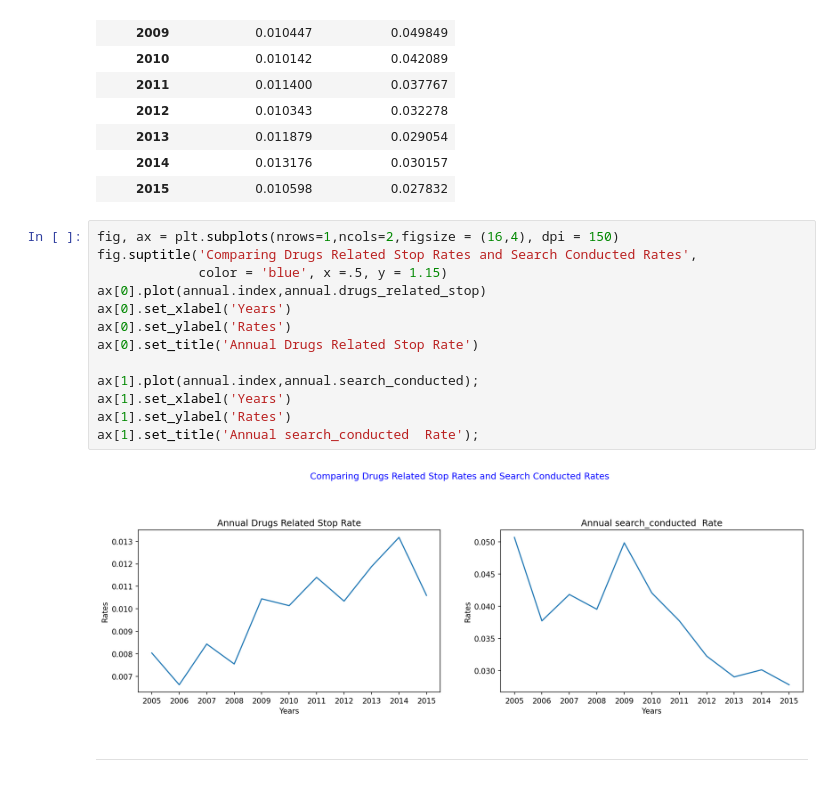
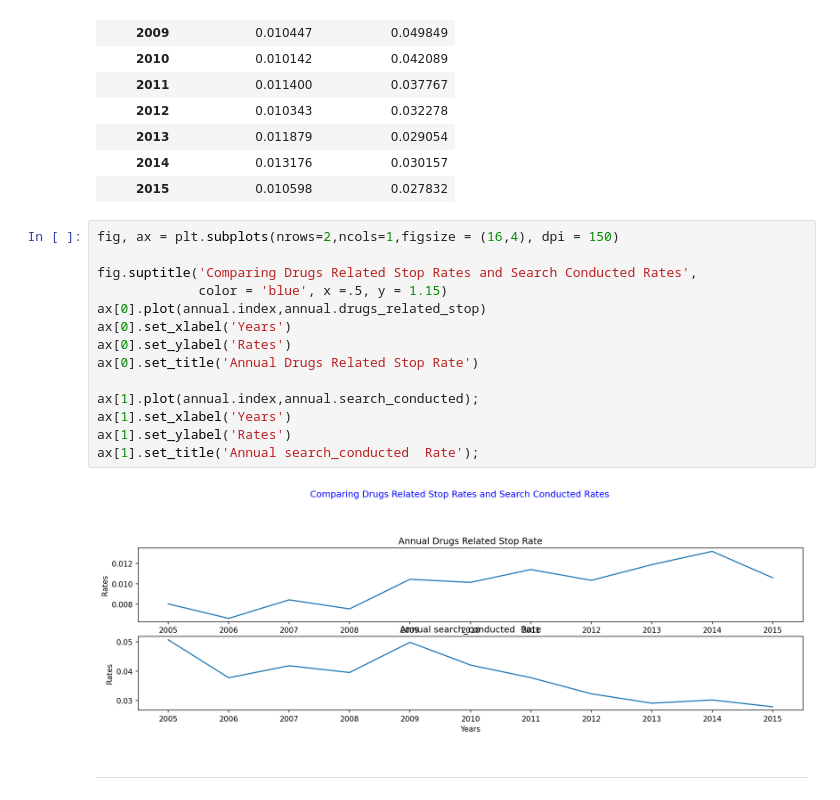
Before and after one commit to Tommyhappy01/2-DATA_SCIENCE, a Jupyter notebook: clarusway gihub/1- Projects/Medium Projects/01-C8_DS_DAPy_M1-(Traffic_Police_Stops)/03-visual-exploratory-data-analysis tommy.ipynb, the cells around one changed output. Drawn from its saved outputs; the diff is of its cells as text.

```diff
--- a/clarusway gihub/1- Projects/Medium Projects/01-C8_DS_DAPy_M1-(Traffic_Police_Stops)/03-visual-exploratory-data-analysis tommy.ipynb
+++ b/clarusway gihub/1- Projects/Medium Projects/01-C8_DS_DAPy_M1-(Traffic_Police_Stops)/03-visual-exploratory-data-analysis tommy.ipynb
@@ -221,20 +225,21 @@ annual
 | 2014 | 0.013176 | 0.030157 |
 | 2015 | 0.010598 | 0.027832 |
 # %%
-fig, ax = plt.subplots(nrows=1,ncols=2,figsize = (16,4), dpi = 150)
+fig, ax = plt.subplots(nrows=2,ncols=1,figsize = (16,4), dpi = 150)
+
 fig.suptitle('Comparing Drugs Related Stop Rates and Search Conducted Rates',
              color = 'blue', x =.5, y = 1.15)
 ax[0].plot(annual.index,annual.drugs_related_stop)
 ax[0].set_xlabel('Years')
 ax[0].set_ylabel('Rates')
 ax[0].set_title('Annual Drugs Related Stop Rate')
 
 ax[1].plot(annual.index,annual.search_conducted);
 ax[1].set_xlabel('Years')
 ax[1].set_ylabel('Rates')
 ax[1].set_title('Annual search_conducted  Rate');
 # %% [output]
-[figure, old version]
+[figure, new version]
 # %% [markdown]
 ***
 # %% [markdown]
```
Also changed, not shown: parts of 33 cells of this notebook, 22 other files.
